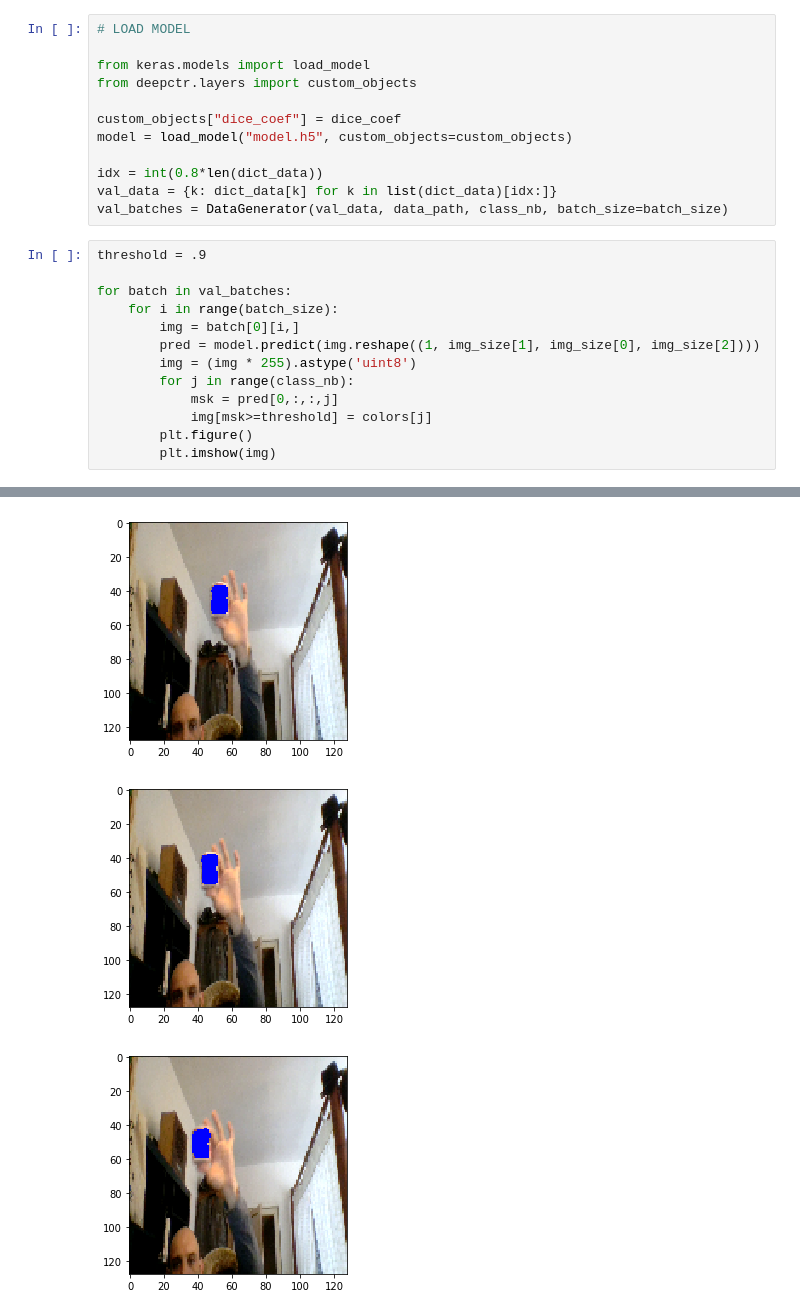
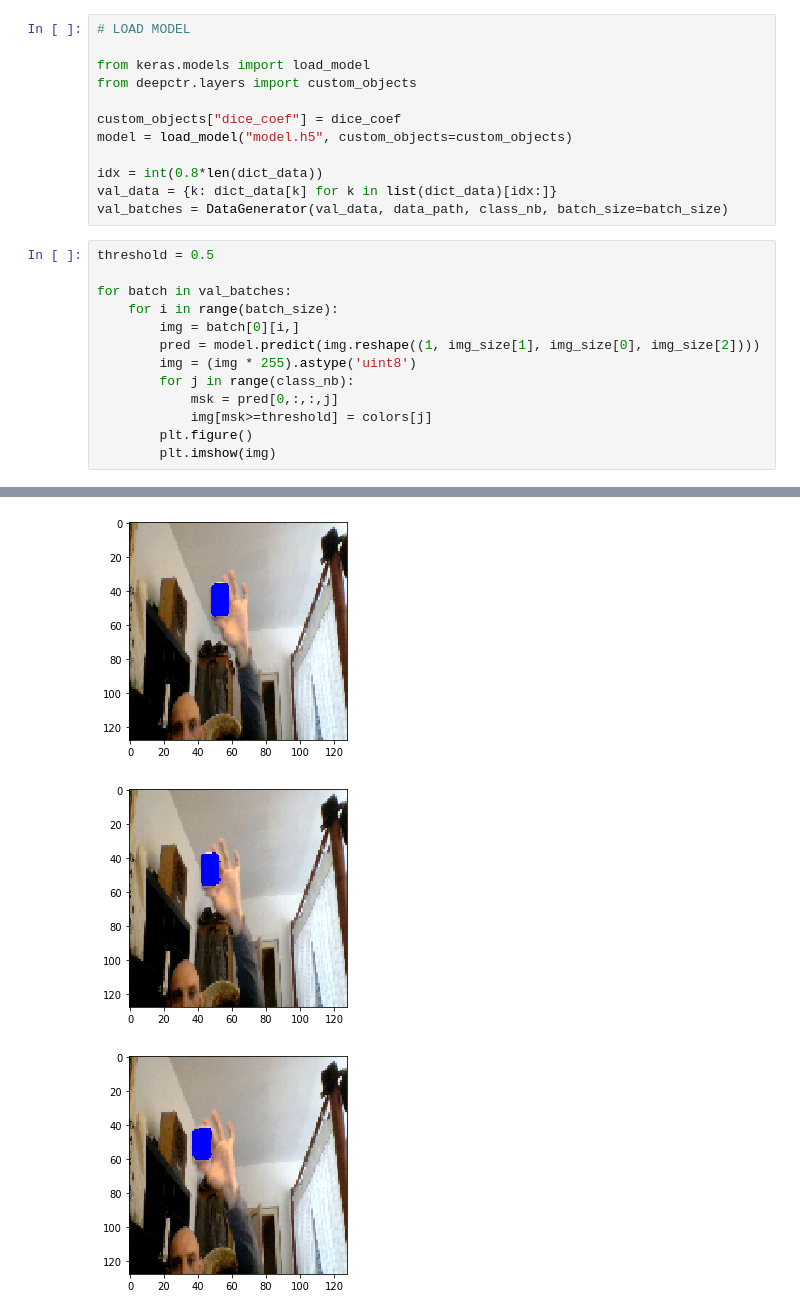
Before and after one commit to EParisot/ML_Tools, a Jupyter notebook: CNNs/Image_Segmentation/image_segmentation.ipynb, the cells around one changed output, grey strips where cells are left out. Saved outputs shown, nothing was run; the diff lists cells and outputs as text.

```diff
--- a/CNNs/Image_Segmentation/image_segmentation.ipynb
+++ b/CNNs/Image_Segmentation/image_segmentation.ipynb
@@ -243,22 +243,22 @@ idx = int(0.8*len(dict_data))
 val_data = {k: dict_data[k] for k in list(dict_data)[idx:]}
 val_batches = DataGenerator(val_data, data_path, class_nb, batch_size=batch_size)
 # %%
-threshold = .9
+threshold = 0.5
 
 for batch in val_batches:
     for i in range(batch_size):
         img = batch[0][i,]
         pred = model.predict(img.reshape((1, img_size[1], img_size[0], img_size[2])))
         img = (img * 255).astype('uint8')
         for j in range(class_nb):
             msk = pred[0,:,:,j]
             img[msk>=threshold] = colors[j]
         plt.figure()
         plt.imshow(img)
 # %% [output]
 [figure]
 [figure]
 [figure]
 [figure]
-[figure, old version]
+[figure, new version]
-[figure, old version]
+[figure, new version]
```
Also changed, not shown: parts of 1 cell of this notebook, 1 other file.
